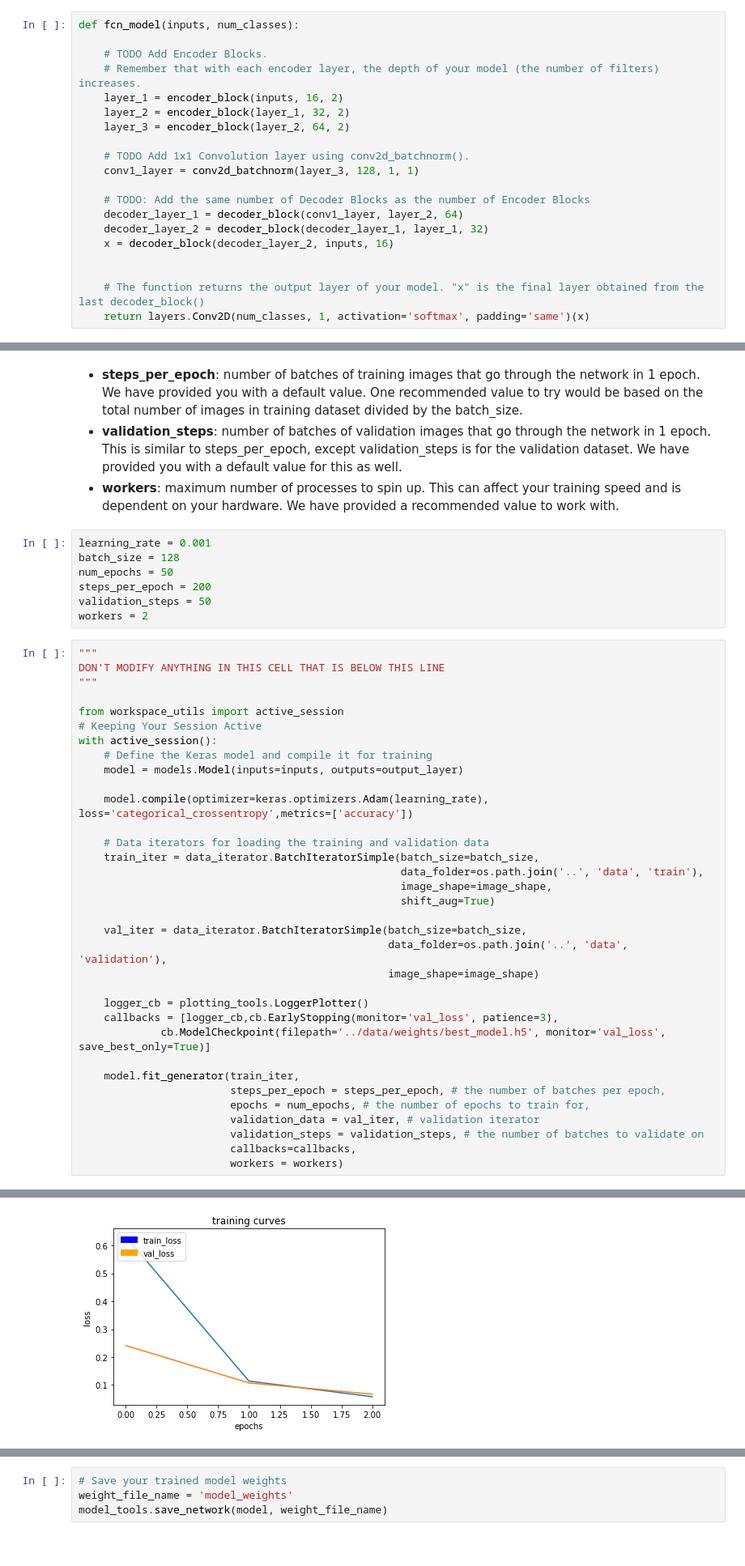
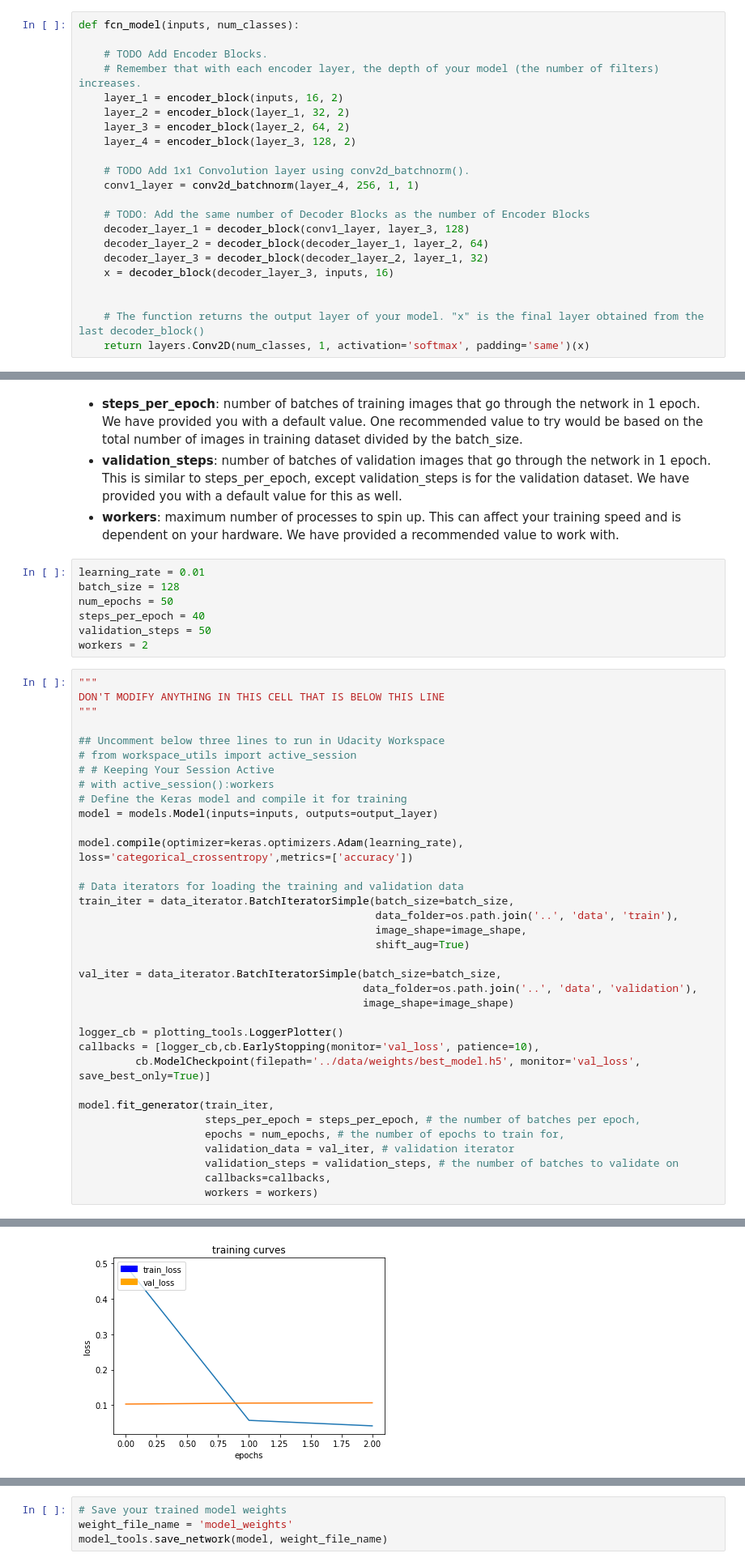
Before and after one commit to navinrahim/RoboND-DeepLearning-Project, a Jupyter notebook: code/model_training.ipynb, the cells around one changed output, grey strips where cells are left out. Shown at 81% size. Saved outputs shown, nothing was run; the diff lists cells and outputs as text.

Commit message:
Updated training, IoU=0.4

```diff
--- a/code/model_training.ipynb
+++ b/code/model_training.ipynb
@@ -115,14 +115,16 @@ def fcn_model(inputs, num_classes):
     layer_1 = encoder_block(inputs, 16, 2)
     layer_2 = encoder_block(layer_1, 32, 2)
     layer_3 = encoder_block(layer_2, 64, 2)
+    layer_4 = encoder_block(layer_3, 128, 2)
 
     # TODO Add 1x1 Convolution layer using conv2d_batchnorm().
-    conv1_layer = conv2d_batchnorm(layer_3, 128, 1, 1)
+    conv1_layer = conv2d_batchnorm(layer_4, 256, 1, 1)
 
     # TODO: Add the same number of Decoder Blocks as the number of Encoder Blocks
-    decoder_layer_1 = decoder_block(conv1_layer, layer_2, 64)
-    decoder_layer_2 = decoder_block(decoder_layer_1, layer_1, 32)
-    x = decoder_block(decoder_layer_2, inputs, 16)
+    decoder_layer_1 = decoder_block(conv1_layer, layer_3, 128)
+    decoder_layer_2 = decoder_block(decoder_layer_1, layer_2, 64)
+    decoder_layer_3 = decoder_block(decoder_layer_2, layer_1, 32)
+    x = decoder_block(decoder_layer_3, inputs, 16)
 
 
     # The function returns the output layer of your model. "x" is the final layer obtained from the last decoder_block()
@@ -153,10 +155,10 @@ Define and tune your hyperparameters.
 - **validation_steps**: number of batches of validation images that go through the network in 1 epoch. This is similar to steps_per_epoch, except validation_steps is for the validation dataset. We have provided you with a default value for this as well.
 - **workers**: maximum number of processes to spin up. This can affect your training speed and is dependent on your hardware. We have provided a recommended value to work with.
 # %%
-learning_rate = 0.001
+learning_rate = 0.01
 batch_size = 128
 num_epochs = 50
-steps_per_epoch = 200
+steps_per_epoch = 40
 validation_steps = 50
 workers = 2
 # %%
@@ -164,34 +166,35 @@ workers = 2
 DON'T MODIFY ANYTHING IN THIS CELL THAT IS BELOW THIS LINE
 """
 
-from workspace_utils import active_session
-# Keeping Your Session Active
-with active_session():
-    # Define the Keras model and compile it for training
-    model = models.Model(inputs=inputs, outputs=output_layer)
+## Uncomment below three lines to run in Udacity Workspace
+# from workspace_utils import active_session
+# # Keeping Your Session Active
+# with active_session():workers
+# Define the Keras model and compile it for training
+model = models.Model(inputs=inputs, outputs=output_layer)
 
-    model.compile(optimizer=keras.optimizers.Adam(learning_rate), loss='categorical_crossentropy',metrics=['accuracy'])
+model.compile(optimizer=keras.optimizers.Adam(learning_rate), loss='categorical_crossentropy',metrics=['accuracy'])
 
-    # Data iterators for loading the training and validation data
-    train_iter = data_iterator.BatchIteratorSimple(batch_size=batch_size,
-                                                   data_folder=os.path.join('..', 'data', 'train'),
-                                                   image_shape=image_shape,
-                                                   shift_aug=True)
+# Data iterators for loading the training and validation data
+train_iter = data_iterator.BatchIteratorSimple(batch_size=batch_size,
+                                               data_folder=os.path.join('..', 'data', 'train'),
+                                               image_shape=image_shape,
+                                               shift_aug=True)
 
-    val_iter = data_iterator.BatchIteratorSimple(batch_size=batch_size,
-                                                 data_folder=os.path.join('..', 'data', 'validation'),
-                                                 image_shape=image_shape)
+val_iter = data_iterator.BatchIteratorSimple(batch_size=batch_size,
+                                             data_folder=os.path.join('..', 'data', 'validation'),
+                                             image_shape=image_shape)
 
-    logger_cb = plotting_tools.LoggerPlotter()
-    callbacks = [logger_cb,cb.EarlyStopping(monitor='val_loss', patience=3),
-             cb.ModelCheckpoint(filepath='../data/weights/best_model.h5', monitor='val_loss', save_best_only=True)]
+logger_cb = plotting_tools.LoggerPlotter()
+callbacks = [logger_cb,cb.EarlyStopping(monitor='val_loss', patience=10),
+         cb.ModelCheckpoint(filepath='../data/weights/best_model.h5', monitor='val_loss', save_best_only=True)]
 
-    model.fit_generator(train_iter,
-                        steps_per_epoch = steps_per_epoch, # the number of batches per epoch,
-                        epochs = num_epochs, # the number of epochs to train for,
-                        validation_data = val_iter, # validation iterator
-                        validation_steps = validation_steps, # the number of batches to validate on
-                        callbacks=callbacks,
-                        workers = workers)
+model.fit_generator(train_iter,
+                    steps_per_epoch = steps_per_epoch, # the number of batches per epoch,
+                    epochs = num_epochs, # the number of epochs to train for,
+                    validation_data = val_iter, # validation iterator
+                    validation_steps = validation_steps, # the number of batches to validate on
+                    callbacks=callbacks,
+                    workers = workers)
 # %% [output]
 Epoch 1/50
@@ -203,2 +206,2 @@ Epoch 2/50
 Epoch 3/50
-[figure, old version]
+[figure, new version]
```
Also changed, not shown: parts of 10 cells of this notebook.
